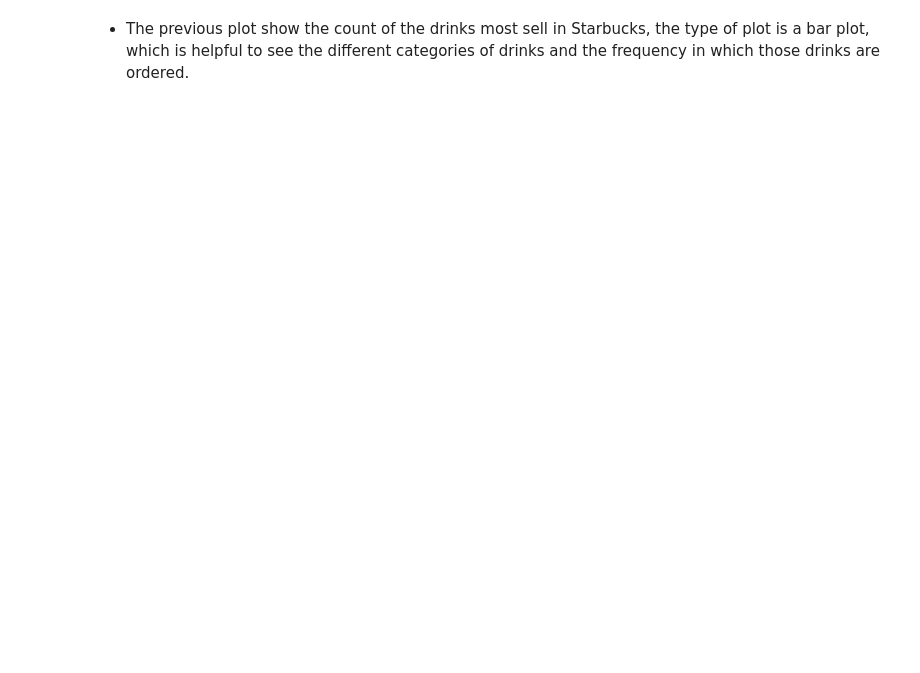
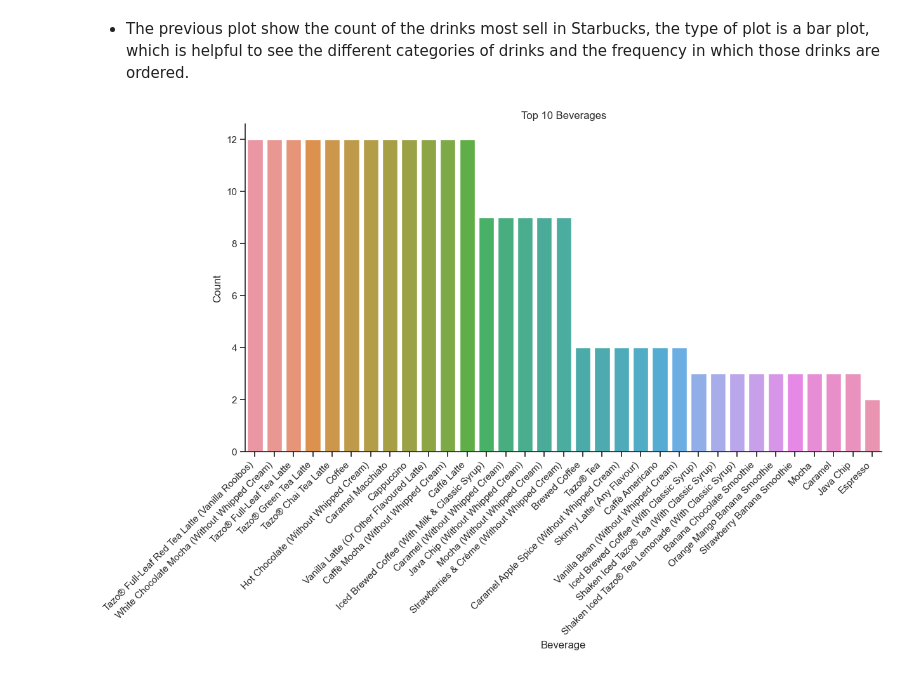
Before and after one commit to AlisonCG1/data_visualization, a Jupyter notebook: Matplotlib/Notebook/Matplotlib.ipynb, the cells around one changed output. Drawn from its saved outputs; the diff is of its cells as text; code cells hidden in the pictures; blank space fills up the shorter version.

```diff
--- a/Matplotlib/Notebook/Matplotlib.ipynb
+++ b/Matplotlib/Notebook/Matplotlib.ipynb
@@ -29,2 +44,23 @@ starbucks['Beverage_category'].value_counts().plot(kind = 'bar',
 # %% [markdown]
 - The previous plot show the count of the drinks most sell in Starbucks, the type of plot is a bar plot, which is helpful to see the different categories of drinks and the frequency in which those drinks are ordered.
+# %%
+# Assuming your DataFrame is named starbucks
+Top_Beverage = starbucks['Beverage'].value_counts().reset_index()
+
+sns.set_theme(style="ticks", palette="pastel")
+
+# Use x="index" and y="Beverage"
+ax = sns.catplot(data=Top_Beverage, x="index", y="Beverage", kind="bar", height=6, aspect=2)
+
+# Rotate x-axis labels
+ax.set_xticklabels(rotation=45, ha="right")
+
+# Set plot labels and titles
+plt.xlabel("Beverage")
+plt.ylabel("Count")
+plt.title("Top 10 Beverages")
+
+# Show the plot
+plt.show()
+# %% [output]
+[figure, added]
```
Also changed, not shown: parts of 9 cells of this notebook, 1 other file.
